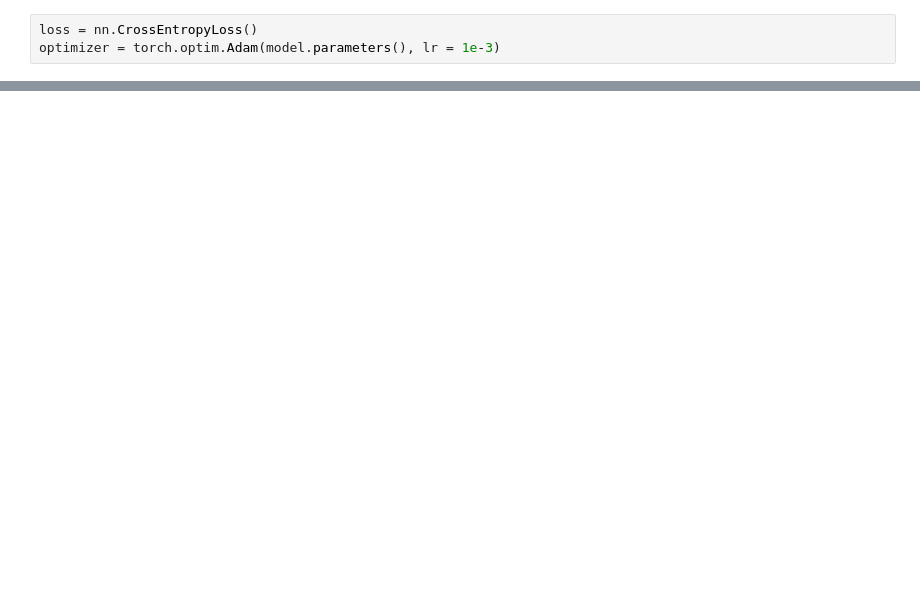
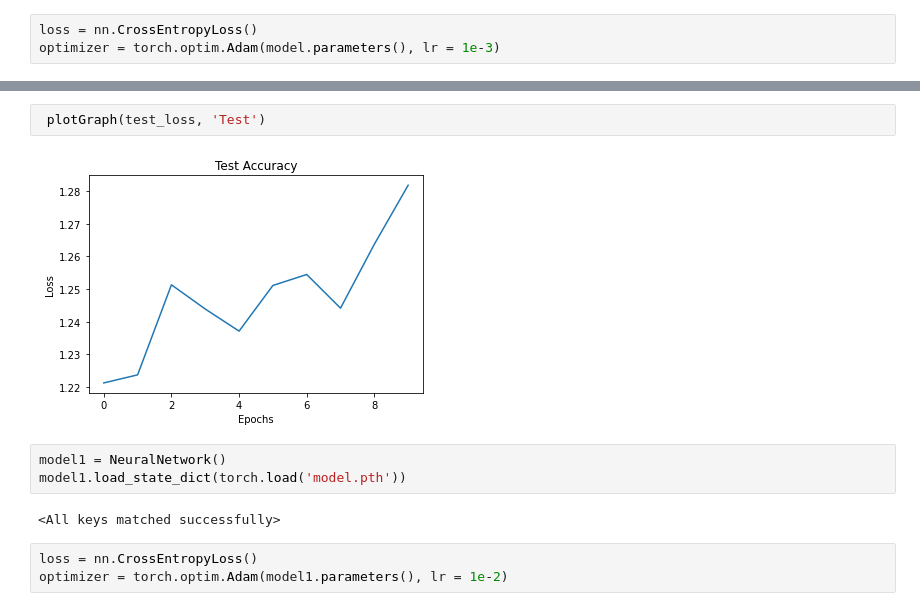
Before and after one commit to Hemanthhari2000/pytorch_basics, a Jupyter notebook: FashionMNIST_PyTorch/fashionMNIST.ipynb, the cells around one changed output, grey strips where cells are left out. Drawn from its saved outputs; the diff is of its cells as text; blank space fills up the shorter version.

```diff
--- a/FashionMNIST_PyTorch/fashionMNIST.ipynb
+++ b/FashionMNIST_PyTorch/fashionMNIST.ipynb
@@ -196,0 +256,12 @@ optimizer = torch.optim.Adam(model.parameters(), lr = 1e-3)
+# %%
+ plotGraph(test_loss, 'Test')
+# %% [output]
+[figure, added]
+# %%
+model1 = NeuralNetwork()
+model1.load_state_dict(torch.load('model.pth'))
+# %% [output]
+<All keys matched successfully>
+# %%
+loss = nn.CrossEntropyLoss()
+optimizer = torch.optim.Adam(model1.parameters(), lr = 1e-2)
```
Also changed, not shown: parts of 18 cells of this notebook.
